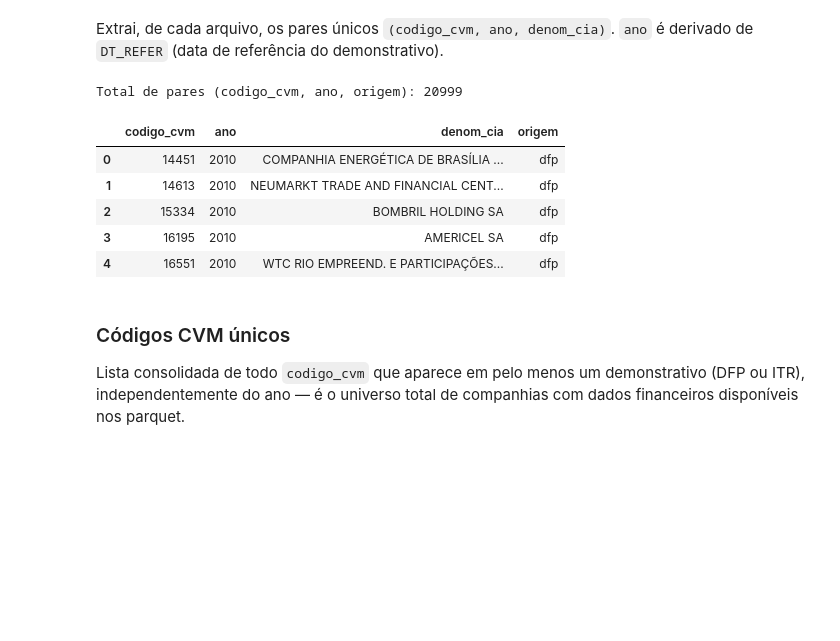
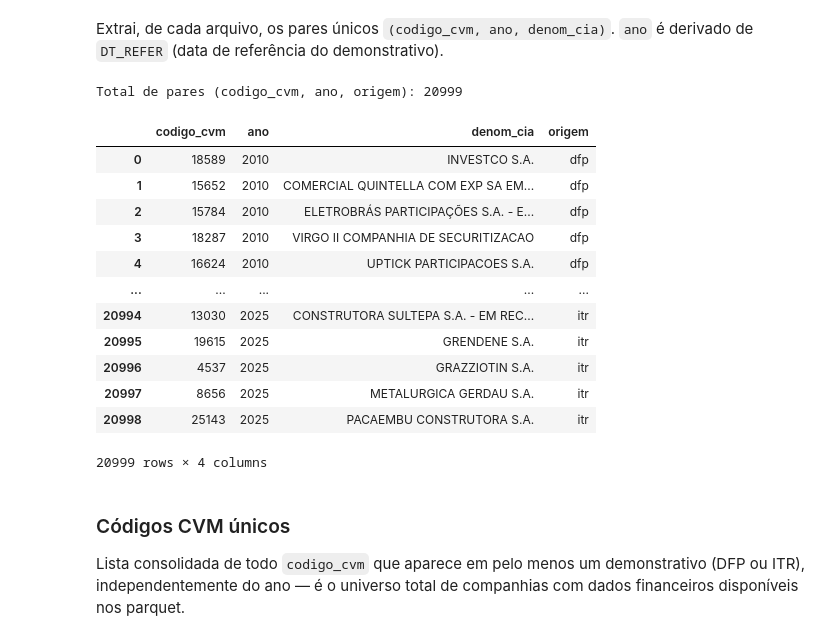
Before and after one commit to PauloVincenzi/brazilian_financial_database, a Jupyter notebook: notebooks/04_audit.ipynb, the cells around one changed output. Drawn from its saved outputs; the diff is of its cells as text; code cells hidden in the pictures; blank space fills up the shorter version.

```diff
--- a/notebooks/04_.ipynb
+++ b/notebooks/04_audit.ipynb
@@ -463,32 +441,39 @@ Extrai, de cada arquivo, os pares únicos `(codigo_cvm, ano, denom_cia)`.
 # %%
 def extrair_codigos_cvm(arquivo_parquet: Path, origem: str) -> pd.DataFrame:
     df = duckdb.sql(f"""
         SELECT DISTINCT
             CD_CVM AS codigo_cvm,
             CAST(SUBSTR(DT_REFER, 1, 4) AS INTEGER) AS ano,
             DENOM_CIA AS denom_cia
         FROM '{arquivo_parquet}'
     """).df()
     df["codigo_cvm"] = df["codigo_cvm"].astype(str).apply(normalizar_cvm)
     df["origem"] = origem
     return df
 
 
 codigos_cvm_parquet = pd.concat(
     [extrair_codigos_cvm(arq, origem) for origem, arq in arquivos_principais.items()],
     ignore_index=True,
 )
 
 print(f"Total de pares (codigo_cvm, ano, origem): {len(codigos_cvm_parquet)}")
-codigos_cvm_parquet.head()
+codigos_cvm_parquet
 # %% [output]
 Total de pares (codigo_cvm, ano, origem): 20999
 |  | codigo_cvm | ano | denom_cia | origem |
-| 0 | 14451 | 2010 | COMPANHIA ENERGÉTICA DE BRASÍLIA ... | dfp |
-| 1 | 14613 | 2010 | NEUMARKT TRADE AND FINANCIAL CENT... | dfp |
-| 2 | 15334 | 2010 | BOMBRIL HOLDING SA | dfp |
-| 3 | 16195 | 2010 | AMERICEL SA | dfp |
-| 4 | 16551 | 2010 | WTC RIO EMPREEND. E PARTICIPAÇÕES... | dfp |
+| 0 | 18589 | 2010 | INVESTCO S.A. | dfp |
+| 1 | 15652 | 2010 | COMERCIAL QUINTELLA COM EXP SA EM... | dfp |
+| 2 | 15784 | 2010 | ELETROBRÁS PARTICIPAÇÕES S.A. - E... | dfp |
+| 3 | 18287 | 2010 | VIRGO II COMPANHIA DE SECURITIZACAO | dfp |
+| 4 | 16624 | 2010 | UPTICK PARTICIPACOES S.A. | dfp |
+| ... | ... | ... | ... | ... |
+| 20994 | 13030 | 2025 | CONSTRUTORA SULTEPA S.A. - EM REC... | itr |
+| 20995 | 19615 | 2025 | GRENDENE S.A. | itr |
+| 20996 | 4537 | 2025 | GRAZZIOTIN S.A. | itr |
+| 20997 | 8656 | 2025 | METALURGICA GERDAU S.A. | itr |
+| 20998 | 25143 | 2025 | PACAEMBU CONSTRUTORA S.A. | itr |
+20999 rows × 4 columns
 # %% [markdown]
 ### Códigos CVM únicos
 
```
Also changed, not shown: parts of 10 cells of this notebook, 5 other files.
